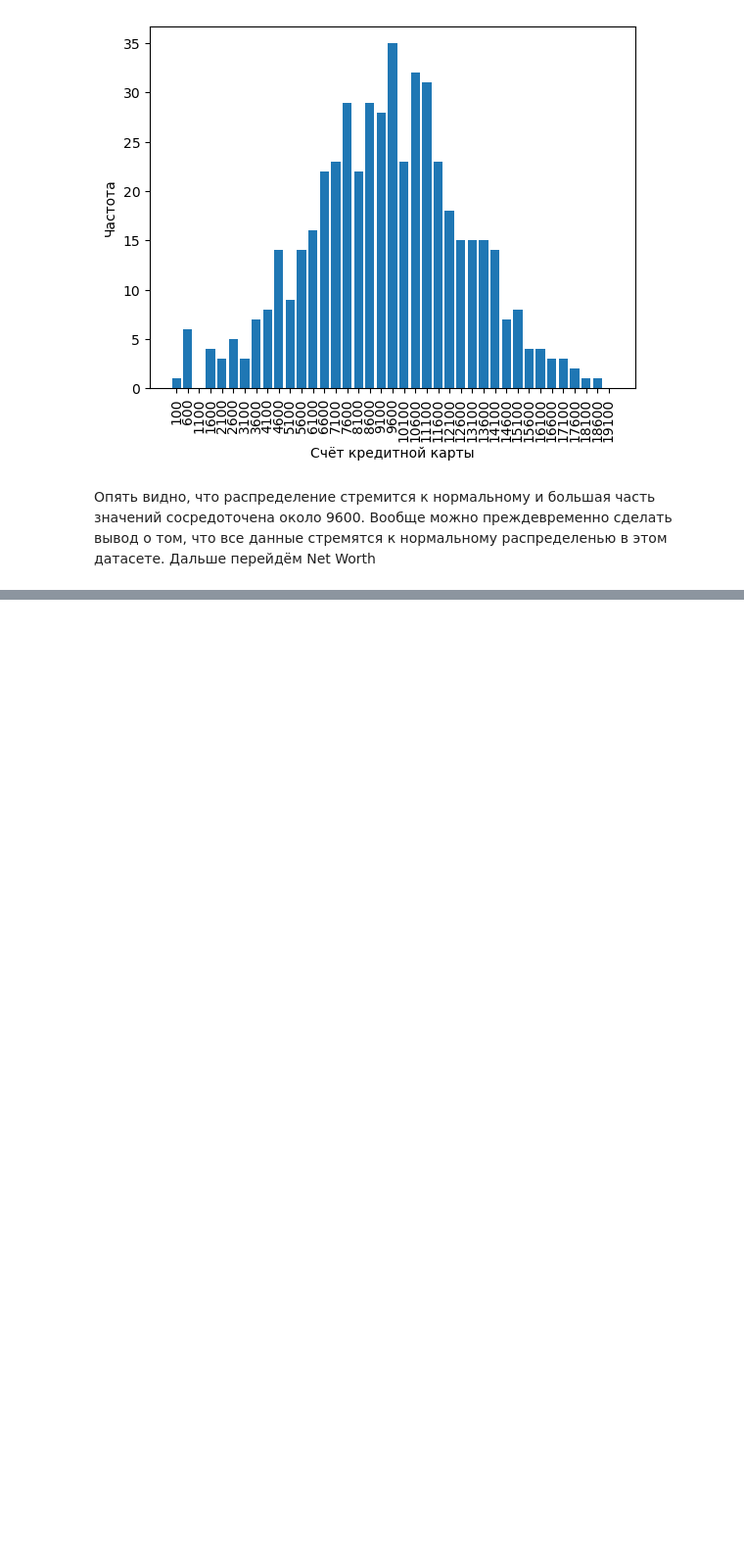
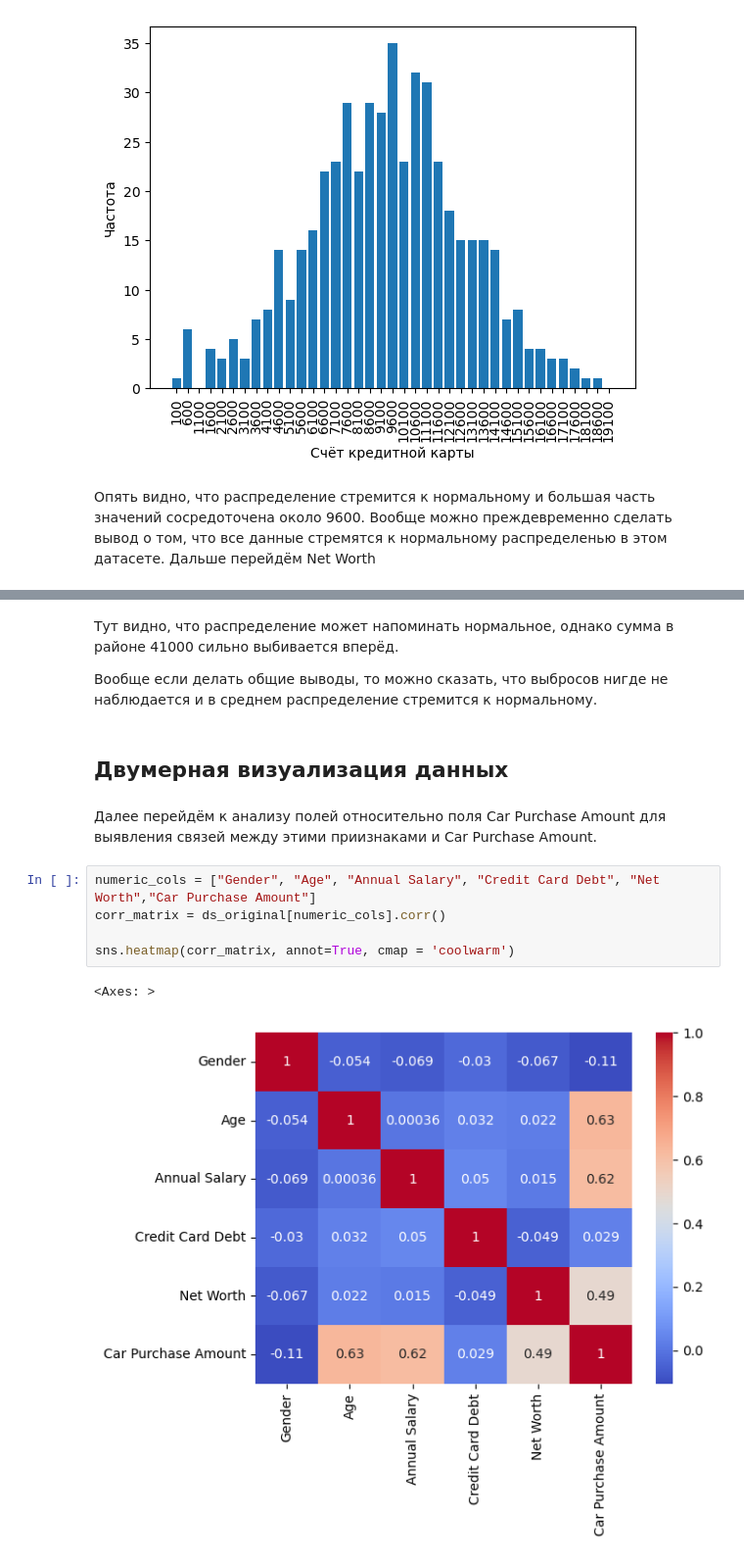
Before and after one commit to KorolevIvanMi/ML, a Jupyter notebook: labs/lab1.ipynb, the cells around one changed output, grey strips where cells are left out. Shown at 98% size. Saved outputs shown, nothing was run; the diff lists cells and outputs as text; blank space fills up the shorter version.

```diff
--- a/labs/lab1.ipynb
+++ b/labs/lab1.ipynb
@@ -212,0 +302,17 @@ net
+# %% [markdown]
+Тут видно, что распределение может напоминать нормальное, однако сумма в районе 41000 сильно выбивается вперёд.
+
+Вообще если делать общие выводы, то можно сказать, что выбросов нигде не наблюдается и в среднем распределение стремится к нормальному.
+# %% [markdown]
+Двумерная визуализация данных
+-
+# %% [markdown]
+Далее перейдём к анализу полей относительно поля Car Purchase Amount для выявления связей между этими приизнаками и Car Purchase Amount.
+# %%
+numeric_cols = ["Gender", "Age", "Annual Salary", "Credit Card Debt", "Net Worth","Car Purchase Amount"]
+corr_matrix = ds_original[numeric_cols].corr()
+
+sns.heatmap(corr_matrix, annot=True, cmap = 'coolwarm')
+# %% [output]
+<Axes: >
+[figure, added]
```
Also changed, not shown: parts of 42 cells of this notebook, 1 other file.
